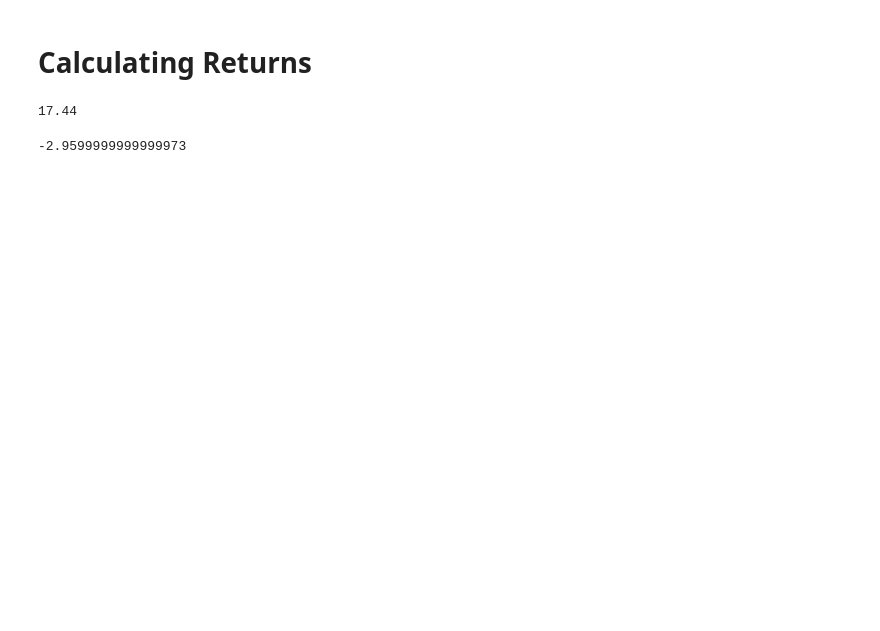
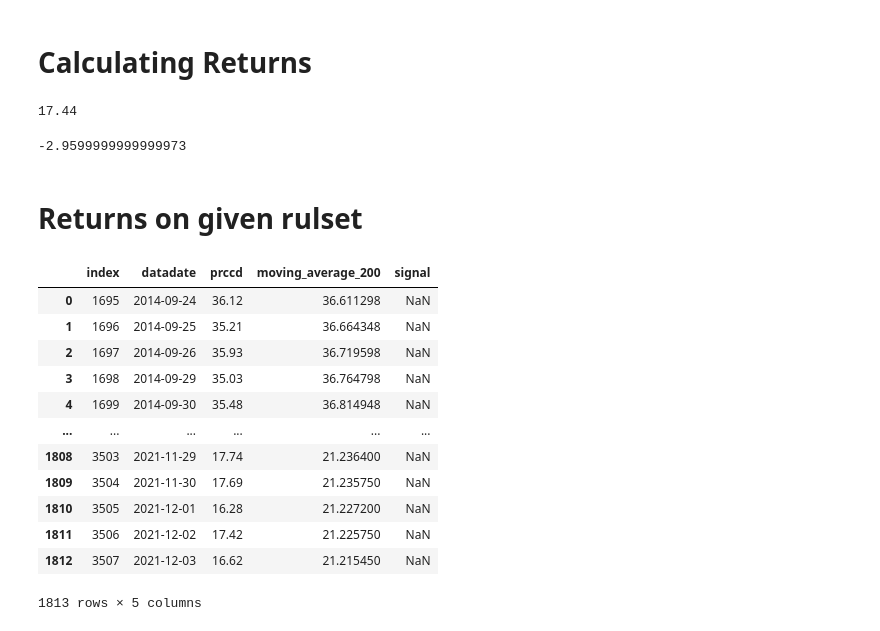
Before and after one commit to SWeisshaar/asim, a Jupyter notebook: notebooks/Net_Return.ipynb, the cells around one changed output. Cells and saved outputs as stored; diff of their text form; code cells hidden in the pictures; blank space fills up the shorter version.

```diff
--- a/notebooks/Net_Return.ipynb
+++ b/notebooks/Net_Return.ipynb
@@ -191,3 +193,21 @@ df_sp[(df_sp["tic"] == "AAL") & (df_sp["datadate"] == "2021-11-30")]["prcod"].va
 net_return(df_sp, "AAL", "2021-11-15", "2021-11-30")
 # %% [output]
 -2.9599999999999973
+# %% [markdown]
+# Returns on given rulset
+# %%
+df_buy_signal
+# %% [output]
+|  | index | datadate | prccd | moving_average_200 | signal |
+| 0 | 1695 | 2014-09-24 | 36.12 | 36.611298 | NaN |
+| 1 | 1696 | 2014-09-25 | 35.21 | 36.664348 | NaN |
+| 2 | 1697 | 2014-09-26 | 35.93 | 36.719598 | NaN |
+| 3 | 1698 | 2014-09-29 | 35.03 | 36.764798 | NaN |
+| 4 | 1699 | 2014-09-30 | 35.48 | 36.814948 | NaN |
+| ... | ... | ... | ... | ... | ... |
+| 1808 | 3503 | 2021-11-29 | 17.74 | 21.236400 | NaN |
+| 1809 | 3504 | 2021-11-30 | 17.69 | 21.235750 | NaN |
+| 1810 | 3505 | 2021-12-01 | 16.28 | 21.227200 | NaN |
+| 1811 | 3506 | 2021-12-02 | 17.42 | 21.225750 | NaN |
+| 1812 | 3507 | 2021-12-03 | 16.62 | 21.215450 | NaN |
+1813 rows × 5 columns
```
Also changed, not shown: parts of 7 cells of this notebook.
